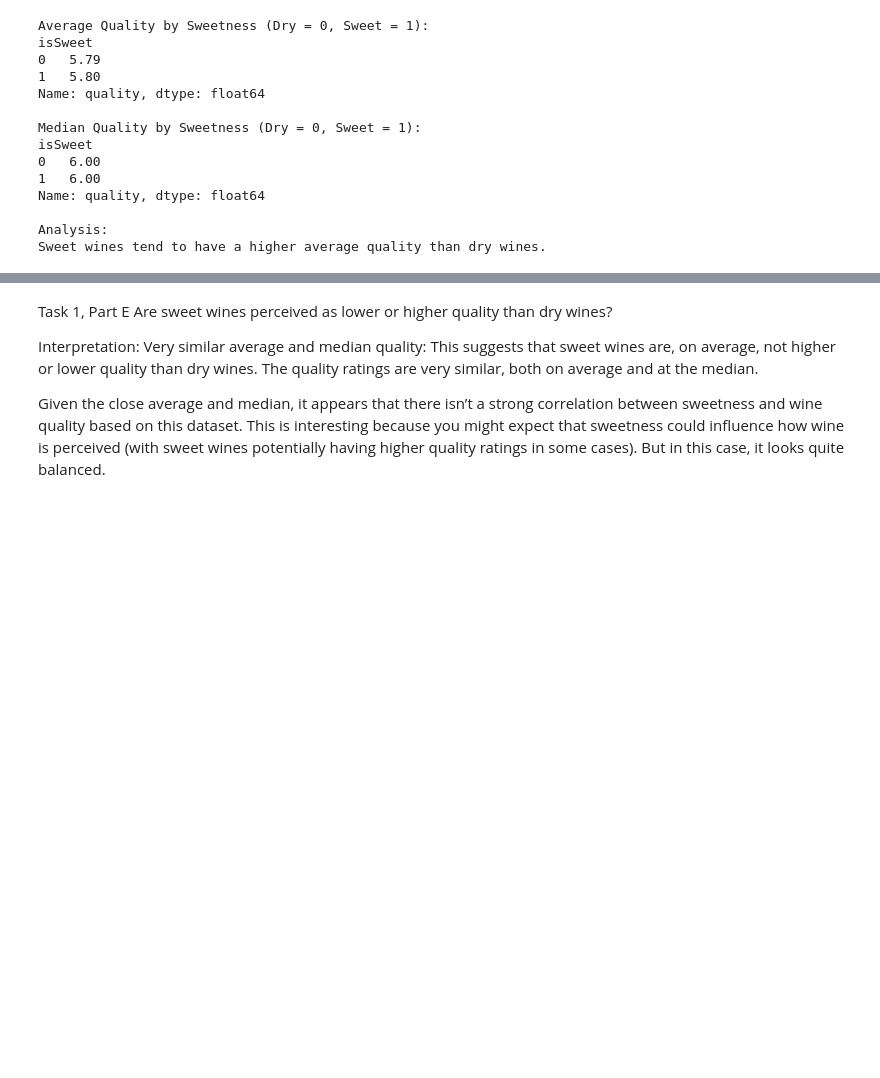
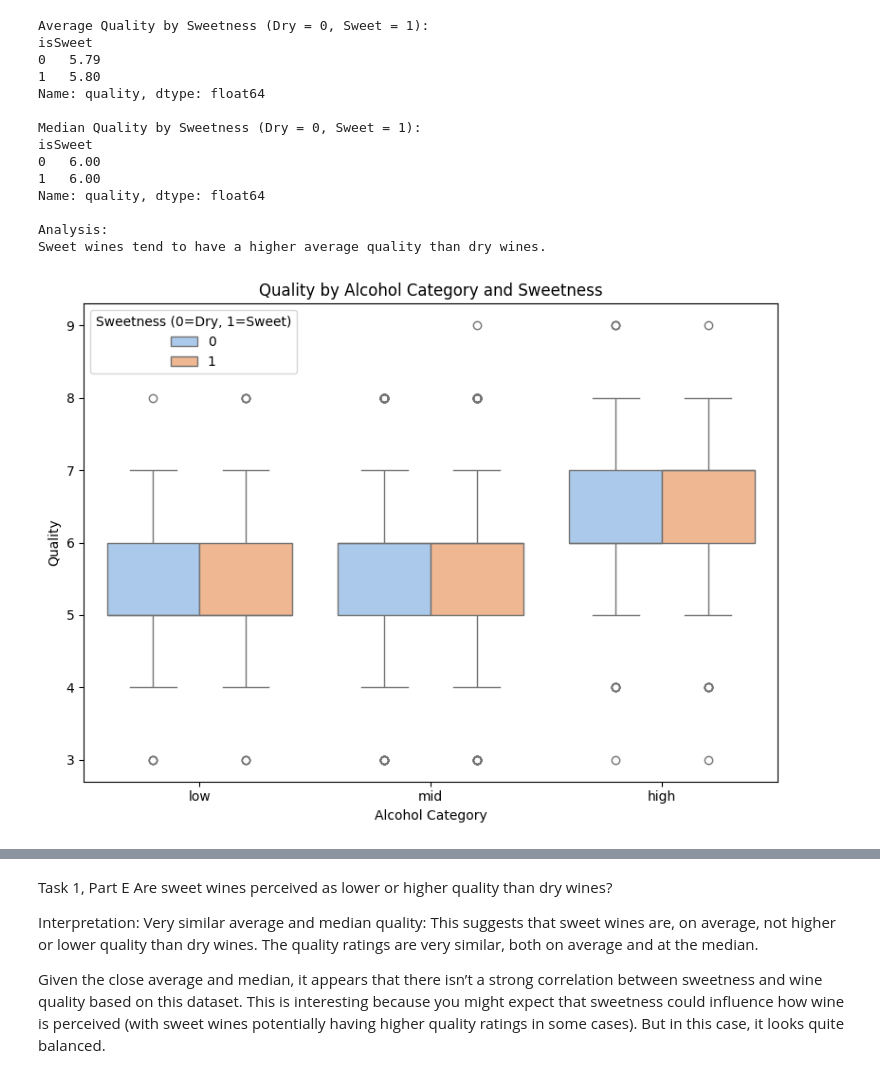
Before and after one commit to SamraatJain9/CSC2034_Project_Data, a Jupyter notebook: main.ipynb, the cells around one changed output, grey strips where cells are left out. Cells and saved outputs as stored; diff of their text form; code cells hidden in the pictures; blank space fills up the shorter version.

Commit message:
Extension

```diff
--- a/main.ipynb
+++ b/main.ipynb
@@ -744,3 +744,16 @@ Name: quality, dtype: float64
 
 Analysis:
 Sweet wines tend to have a higher average quality than dry wines.
+# %%
+# Extension: Additional Descriptive Analysis
+# --- Extension 1: Quality by Alcohol Category and Sweetness ---
+plt.figure(figsize=(8, 6))
+seaborn.boxplot(data=combined_wine, x='alcohol_cat', y='quality', hue='isSweet', palette='pastel')
+plt.title("Quality by Alcohol Category and Sweetness")
+plt.xlabel("Alcohol Category")
+plt.ylabel("Quality")
+plt.legend(title="Sweetness (0=Dry, 1=Sweet)")
+plt.tight_layout()
+plt.show()
+# %% [output]
+[figure, added]
```
Also changed, not shown: parts of 2 cells of this notebook.
